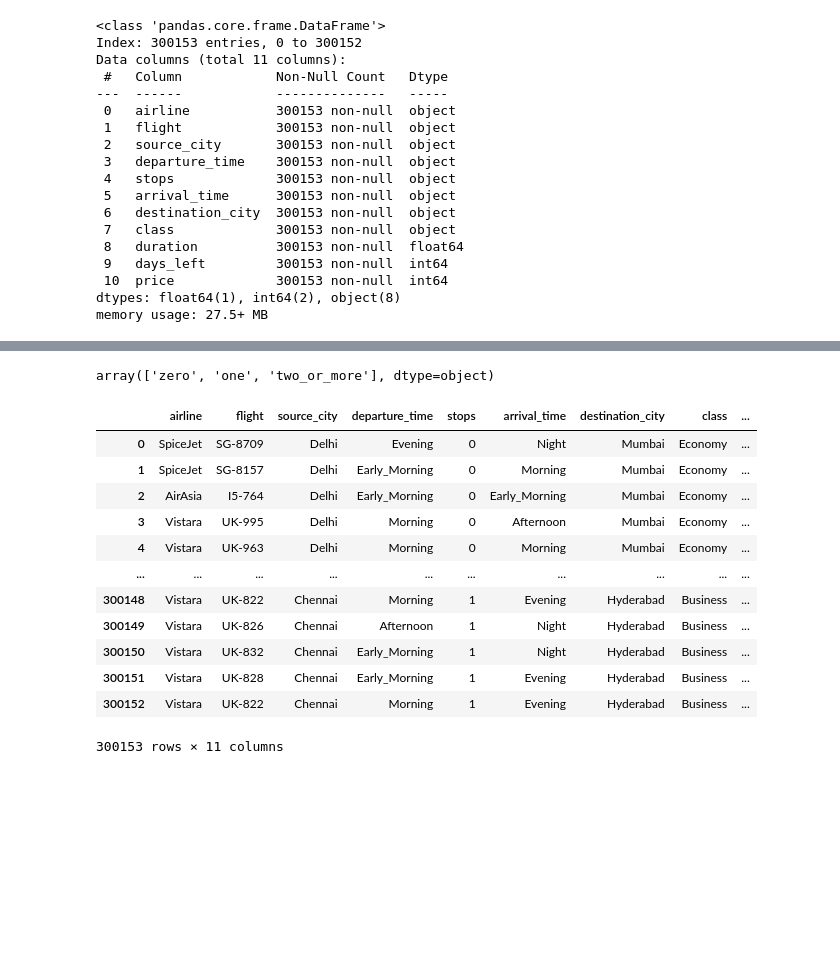
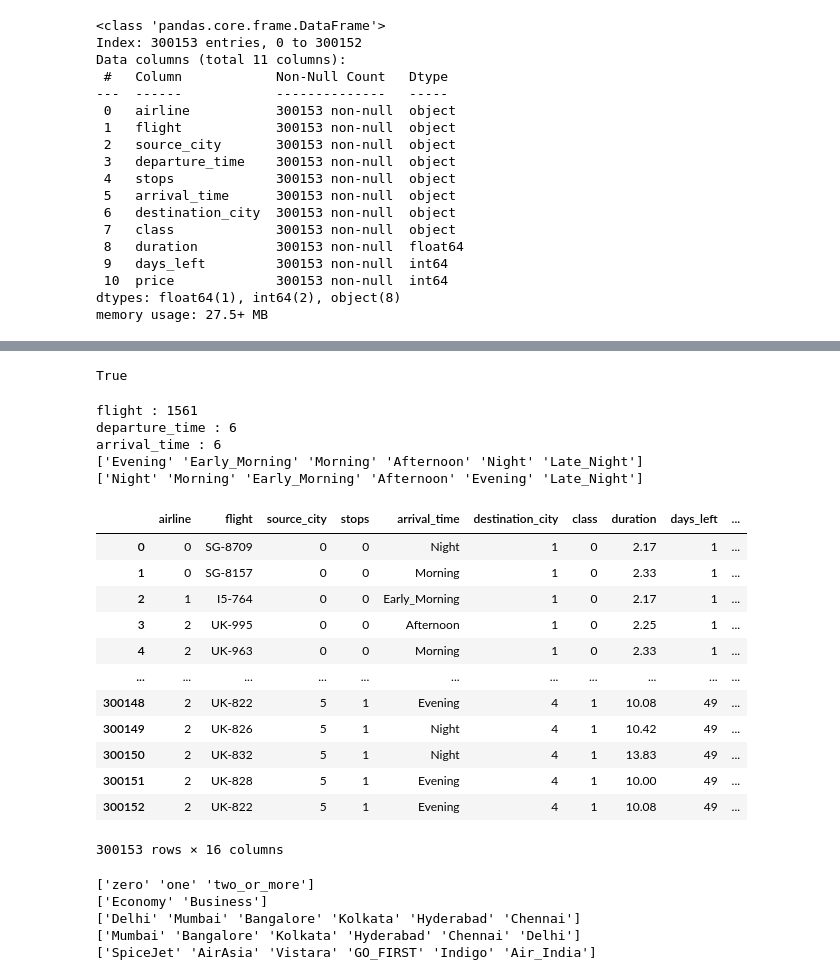
Before and after one commit to Harshvardhan1407/Machine_Learning, a Jupyter notebook: regression.ipynb, the cells around one changed output, grey strips where cells are left out. Cells and saved outputs as stored; diff of their text form; code cells hidden in the pictures; blank space fills up the shorter version.

```diff
--- a/regression.ipynb
+++ b/regression.ipynb
@@ -114,22 +56,49 @@ df
-# %%
-df['stops'].unique()
-# %% [output]
-array(['zero', 'one', 'two_or_more'], dtype=object)
-# %%
-stops_mapping = {'zero': 0,'one': 1,'two_or_more': 2}
-df['stops'] = df['stops'].replace(stops_mapping).astype(int)
-df
-# %% [output]
-|  | airline | flight | source_city | departure_time | stops | arrival_time | destination_city | class | ... |
-| 0 | SpiceJet | SG-8709 | Delhi | Evening | 0 | Night | Mumbai | Economy | ... |
-| 1 | SpiceJet | SG-8157 | Delhi | Early_Morning | 0 | Morning | Mumbai | Economy | ... |
-| 2 | AirAsia | I5-764 | Delhi | Early_Morning | 0 | Early_Morning | Mumbai | Economy | ... |
-| 3 | Vistara | UK-995 | Delhi | Morning | 0 | Afternoon | Mumbai | Economy | ... |
-| 4 | Vistara | UK-963 | Delhi | Morning | 0 | Morning | Mumbai | Economy | ... |
-| ... | ... | ... | ... | ... | ... | ... | ... | ... | ... |
-| 300148 | Vistara | UK-822 | Chennai | Morning | 1 | Evening | Hyderabad | Business | ... |
-| 300149 | Vistara | UK-826 | Chennai | Afternoon | 1 | Night | Hyderabad | Business | ... |
-| 300150 | Vistara | UK-832 | Chennai | Early_Morning | 1 | Night | Hyderabad | Business | ... |
-| 300151 | Vistara | UK-828 | Chennai | Early_Morning | 1 | Evening | Hyderabad | Business | ... |
-| 300152 | Vistara | UK-822 | Chennai | Morning | 1 | Evening | Hyderabad | Business | ... |
-300153 rows × 11 columns
+# %%
+isinstance(df["airline"],object)
+# %% [output]
+True
+# %%
+col_lst = []
+for col in df.columns:
+    if df[col].dtype== object:
+        print(col,":",df[col].nunique())
+        col_lst.append(col)
+        # df.nunique()
+
+print(df[col_lst[1]].unique())
+print(df[col_lst[2]].unique())
+# %% [output]
+flight : 1561
+departure_time : 6
+arrival_time : 6
+['Evening' 'Early_Morning' 'Morning' 'Afternoon' 'Night' 'Late_Night']
+['Night' 'Morning' 'Early_Morning' 'Afternoon' 'Evening' 'Late_Night']
+# %%
+df_encoded = pd.get_dummies(df, columns=['departure_time'])
+df_encoded
+# %% [output]
+|  | airline | flight | source_city | stops | arrival_time | destination_city | class | duration | days_left | ... |
+| 0 | 0 | SG-8709 | 0 | 0 | Night | 1 | 0 | 2.17 | 1 | ... |
+| 1 | 0 | SG-8157 | 0 | 0 | Morning | 1 | 0 | 2.33 | 1 | ... |
+| 2 | 1 | I5-764 | 0 | 0 | Early_Morning | 1 | 0 | 2.17 | 1 | ... |
+| 3 | 2 | UK-995 | 0 | 0 | Afternoon | 1 | 0 | 2.25 | 1 | ... |
+| 4 | 2 | UK-963 | 0 | 0 | Morning | 1 | 0 | 2.33 | 1 | ... |
+| ... | ... | ... | ... | ... | ... | ... | ... | ... | ... | ... |
+| 300148 | 2 | UK-822 | 5 | 1 | Evening | 4 | 1 | 10.08 | 49 | ... |
+| 300149 | 2 | UK-826 | 5 | 1 | Night | 4 | 1 | 10.42 | 49 | ... |
+| 300150 | 2 | UK-832 | 5 | 1 | Night | 4 | 1 | 13.83 | 49 | ... |
+| 300151 | 2 | UK-828 | 5 | 1 | Evening | 4 | 1 | 10.00 | 49 | ... |
+| 300152 | 2 | UK-822 | 5 | 1 | Evening | 4 | 1 | 10.08 | 49 | ... |
+300153 rows × 16 columns
+# %%
+print(df['stops'].unique())
+print(df['class'].unique())
+print(df['source_city'].unique())
+print(df['destination_city'].unique())
+print(df['airline'].unique())
+# %% [output]
+['zero' 'one' 'two_or_more']
+['Economy' 'Business']
+['Delhi' 'Mumbai' 'Bangalore' 'Kolkata' 'Hyderabad' 'Chennai']
+['Mumbai' 'Bangalore' 'Kolkata' 'Hyderabad' 'Chennai' 'Delhi']
+['SpiceJet' 'AirAsia' 'Vistara' 'GO_FIRST' 'Indigo' 'Air_India']
```
Also changed, not shown: parts of 38 cells of this notebook, 2 other files.
